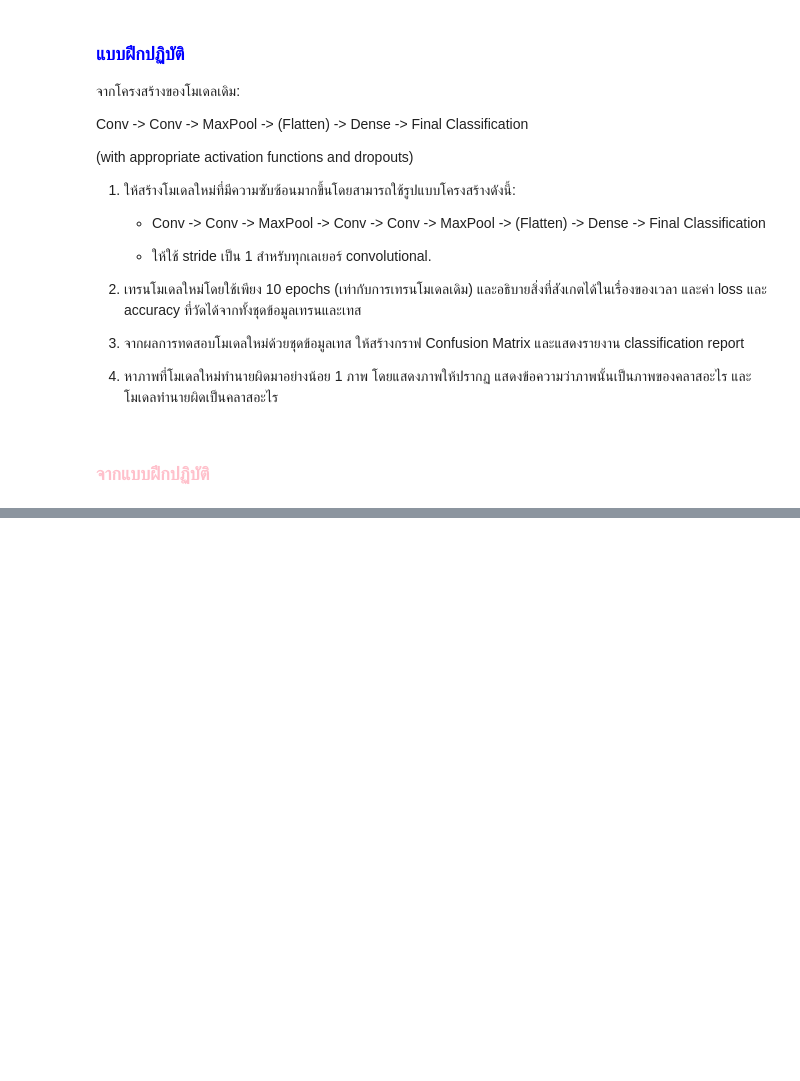
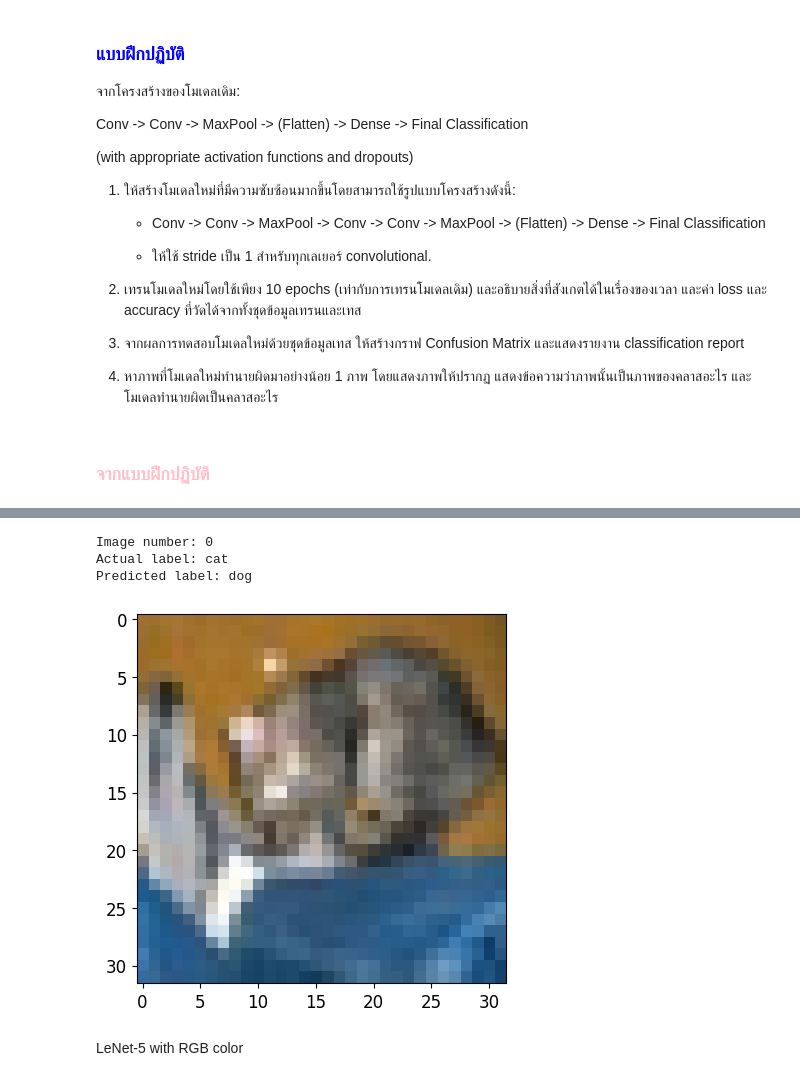
Before and after one commit to Wr3nch-ren/01418364-practical-deep-learning, a Jupyter notebook: 06_CIFAR10_First_CNN_HW.ipynb, the cells around one changed output, grey strips where cells are left out. Cells and saved outputs as stored; diff of their text form; code cells hidden in the pictures; blank space fills up the shorter version.

```diff
--- a/06_CIFAR10_First_CNN_HW.ipynb
+++ b/06_CIFAR10_First_CNN_HW.ipynb
@@ -376,0 +514,16 @@ plt.show()
+# %%
+# Show an incorrect prediction image from the test set and tell us what it was supposed to be
+
+incorrect = np.nonzero(y_pred_1d != y_test_1d)[0]
+image_no = incorrect[0]
+print('Image number:', image_no)
+print('Actual label:', class_names[y_test_1d[image_no]])
+print('Predicted label:', class_names[y_pred_1d[image_no]])
+plt.imshow(x_test[image_no]);
+# %% [output]
+Image number: 0
+Actual label: cat
+Predicted label: dog
+[figure, added]
+# %% [markdown]
+LeNet-5 with RGB color
```
Also changed, not shown: parts of 21 cells of this notebook.
